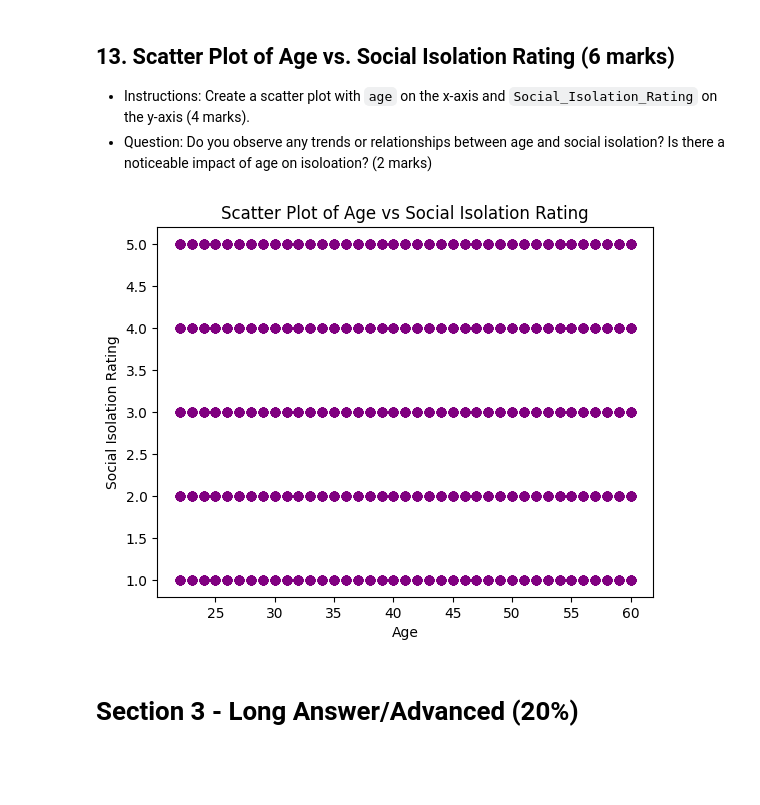
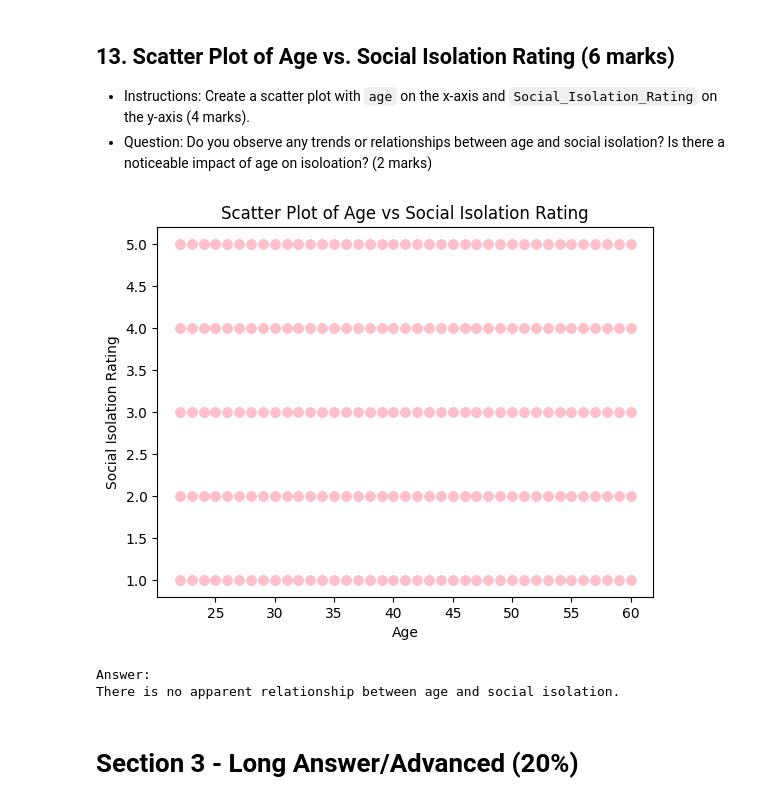
Before and after one commit to kuruxxii/PythonDA-course-assessment-submission, a Jupyter notebook: Assessment/Data_Analytics_with_Python_Assessment.ipynb, the cells around one changed output. Drawn from its saved outputs; the diff is of its cells as text; code cells hidden in the pictures; blank space fills up the shorter version.

```diff
--- a/Assessment/Data_Analytics_with_Python_Assessment.ipynb
+++ b/Assessment/Data_Analytics_with_Python_Assessment.ipynb
@@ -495,13 +509,16 @@ plt.show()
 - Question: Do you observe any trends or relationships between age and social isolation? Is there a noticeable impact of age on isoloation? (2 marks)
 # %%
 # Write code here
-plt.scatter(df['Age'], df['Social_Isolation_Rating'], color='purple', alpha=0.7)
+plt.scatter(df['Age'], df['Social_Isolation_Rating'], color='pink', alpha=0.7)
 plt.title('Scatter Plot of Age vs Social Isolation Rating')
 plt.xlabel('Age')
 plt.ylabel('Social Isolation Rating')
 plt.show()
+print('Answer: \nThere is no apparent relationship between age and social isolation.')
 # %% [output]
-[figure, old version]
+[figure, new version]
+Answer:
+There is no apparent relationship between age and social isolation.
 # %% [markdown]
 # Section 3 - Long Answer/Advanced (20%)
 # %% [markdown]
```
Also changed, not shown: parts of 6 cells of this notebook.
